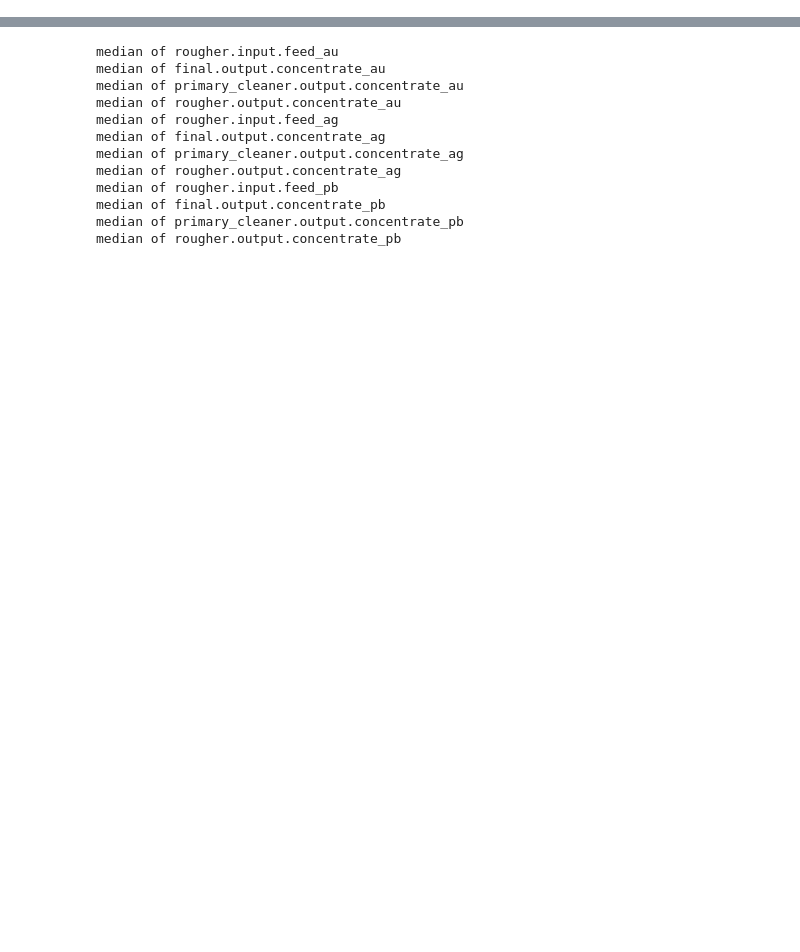
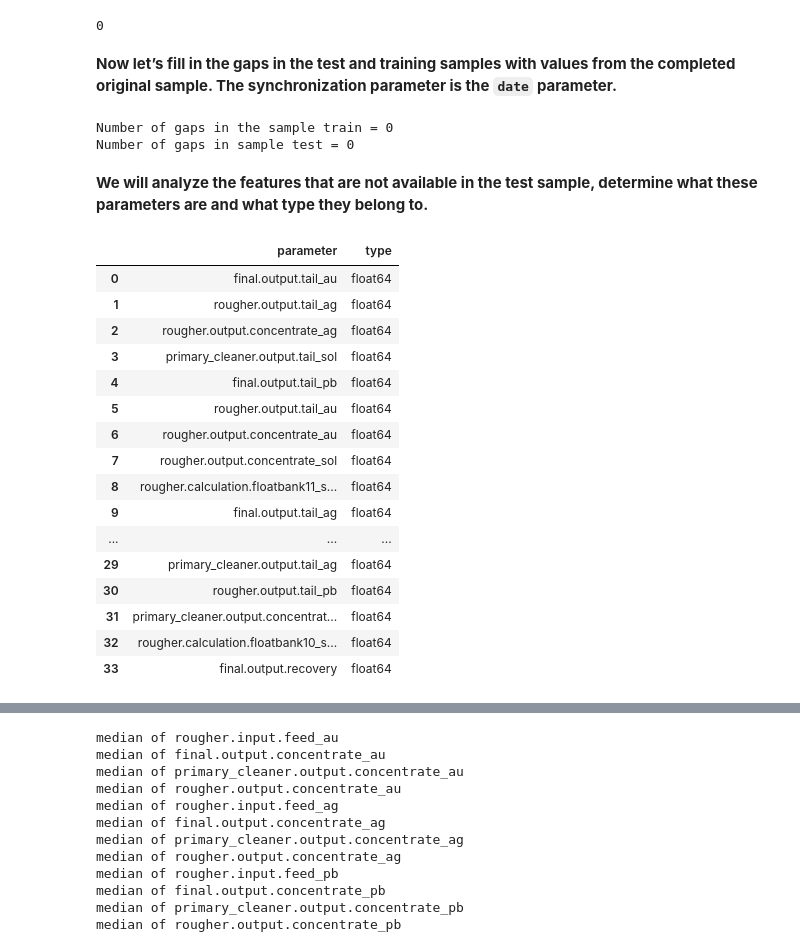
Before and after one commit to dsintheocean/gold-recovery-prediction, a Jupyter notebook: eng_gold_recovery_prediction.ipynb, the cells around one changed output, grey strips where cells are left out. Drawn from its saved outputs; the diff is of its cells as text; code cells hidden in the pictures; blank space fills up the shorter version.

```diff
--- a/eng_gold_recovery_prediction.ipynb
+++ b/eng_gold_recovery_prediction.ipynb
@@ -458,0 +329,56 @@ str_in_param('rougher.input.feed', data) #посмотрим параметры,
+# %%
+data = data.fillna(method='ffill') #fill the gaps with the adjacent value
+data.isna().sum().sum() #check for gaps
+# %% [output]
+0
+# %% [markdown]
+**Now let’s fill in the gaps in the test and training samples with values from the completed original sample. The synchronization parameter is the `date` parameter.**
+# %%
+def fill_df1nan_with_df2 (df1, df2, comm_col1, comm_col2):
+     df1 = df1.set_index(comm_col1).fillna(df2.set_index(comm_col2)).reset_index()
+     return df1
+
+train = fill_df1nan_with_df2(train, data, 'date', 'date')
+test = fill_df1nan_with_df2(test, data, 'date', 'date')
+print(f'Number of gaps in the sample train = {train.isna().sum().sum()}')
+print(f'Number of gaps in sample test = {test.isna().sum().sum()}')
+# %% [output]
+Number of gaps in the sample train = 0
+Number of gaps in sample test = 0
+# %% [markdown]
+**We will analyze the features that are not available in the test sample, determine what these parameters are and what type they belong to.**
+# %%
+def columns_diff(data, test):
+     """
+     The function generates a dataframe with the name of the columns\parameters and their type,
+     which are in one df, and not in another df, which are fed to the input
+     """
+     data_columns_list = data.columns.values.tolist() # form a list from the names of the parameters in the source data
+     test_columns_list = test.columns.values.tolist() # form a list of parameter names in the test sample
+     data_test_columns_diff = list(set(data_columns_list).difference(set(test_columns_list))) # list of differences between data and test
+     if len(data_test_columns_diff):
+         data_test_columns_diff_df = pd.DataFrame(data_test_columns_diff).rename(columns = {0: 'parameter'})
+         data_columns_type_df = pd.DataFrame(data.dtypes).reset_index().rename(columns = {0: 'type', 'index': 'parameter'})
+         data_test_columns_diff_w_types = pd.merge(data_test_columns_diff_df, data_columns_type_df)
+     else:
+         return 'The parameters/columns of the two samples are not different'
+     return data_test_columns_diff_w_types
+columns_diff(train, test)
+# %% [output]
+|  | parameter | type |
+| 0 | final.output.tail_au | float64 |
+| 1 | rougher.output.tail_ag | float64 |
+| 2 | rougher.output.concentrate_ag | float64 |
+| 3 | primary_cleaner.output.tail_sol | float64 |
+| 4 | final.output.tail_pb | float64 |
+| 5 | rougher.output.tail_au | float64 |
+| 6 | rougher.output.concentrate_au | float64 |
+| 7 | rougher.output.concentrate_sol | float64 |
+| 8 | rougher.calculation.floatbank11_s... | float64 |
+| 9 | final.output.tail_ag | float64 |
+| ... | ... | ... |
+| 29 | primary_cleaner.output.tail_ag | float64 |
+| 30 | rougher.output.tail_pb | float64 |
+| 31 | primary_cleaner.output.concentrat... | float64 |
+| 32 | rougher.calculation.floatbank10_s... | float64 |
+| 33 | final.output.recovery | float64 |
```
Also changed, not shown: parts of 139 cells of this notebook.
